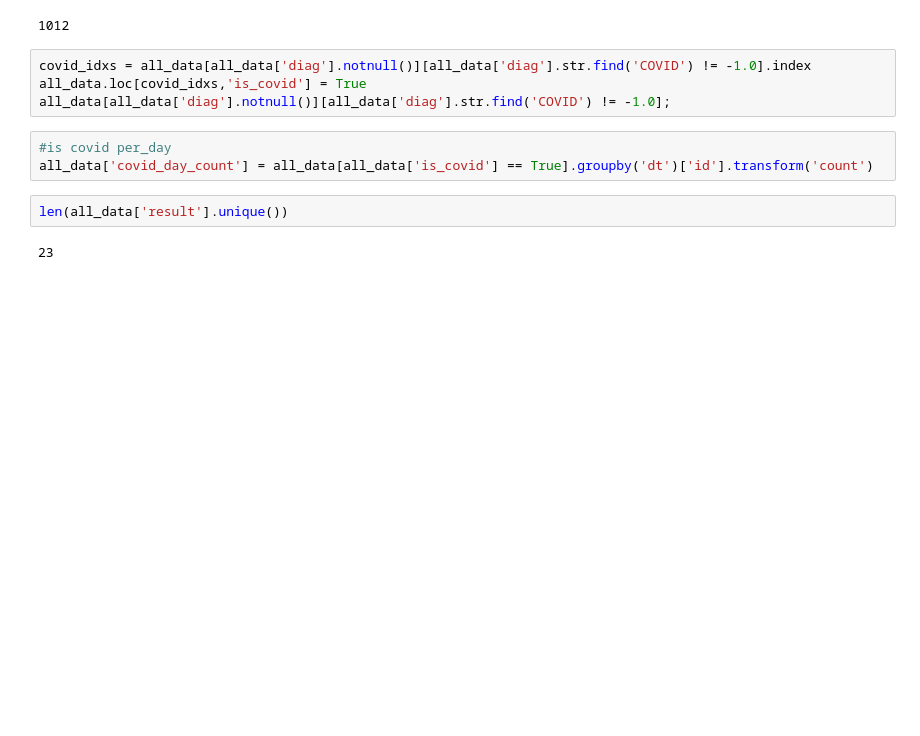
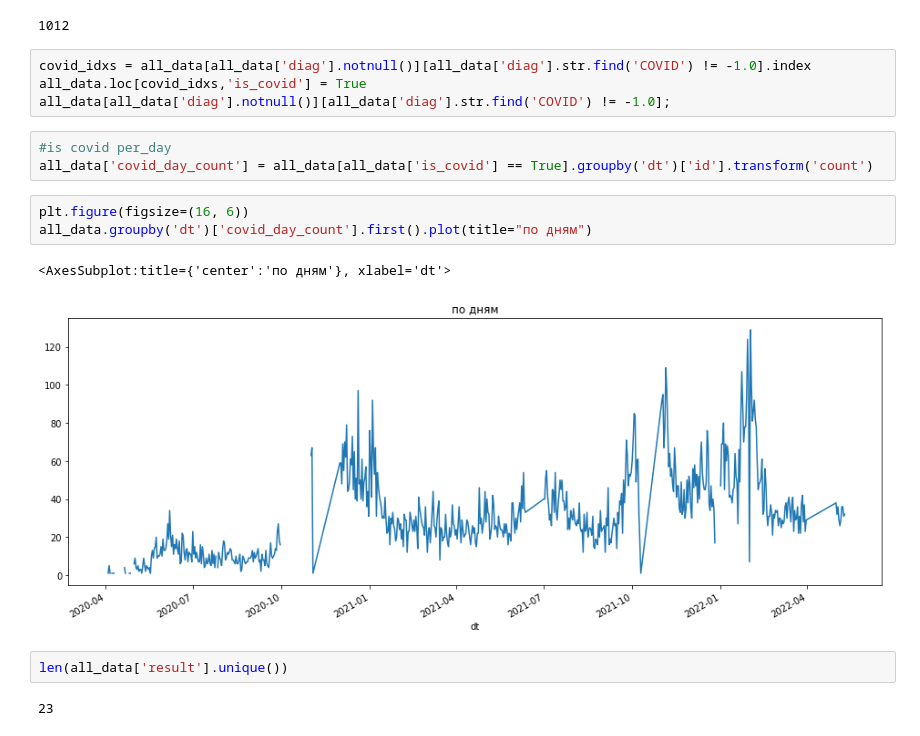
Before and after one commit to kasa10/Digital_Team_Ambulance, a Jupyter notebook: EDA and FE.ipynb, the cells around one changed output. Cells and saved outputs as stored; diff of their text form; blank space fills up the shorter version.

Commit message:
add one graph and table with all data

```diff
--- a/EDA and FE.ipynb
+++ b/EDA and FE.ipynb
@@ -136,6 +136,12 @@ all_data[all_data['diag'].notnull()][all_data['diag'].str.find('COVID') != -1.0]
 # %%
 #is covid per_day
 all_data['covid_day_count'] = all_data[all_data['is_covid'] == True].groupby('dt')['id'].transform('count')
+# %%
+plt.figure(figsize=(16, 6))
+all_data.groupby('dt')['covid_day_count'].first().plot(title="по дням")
+# %% [output]
+<AxesSubplot:title={'center':'по дням'}, xlabel='dt'>
+[figure, added]
 # %%
 len(all_data['result'].unique())
 # %% [output]
```
Also changed, not shown: parts of 2 cells of this notebook.
